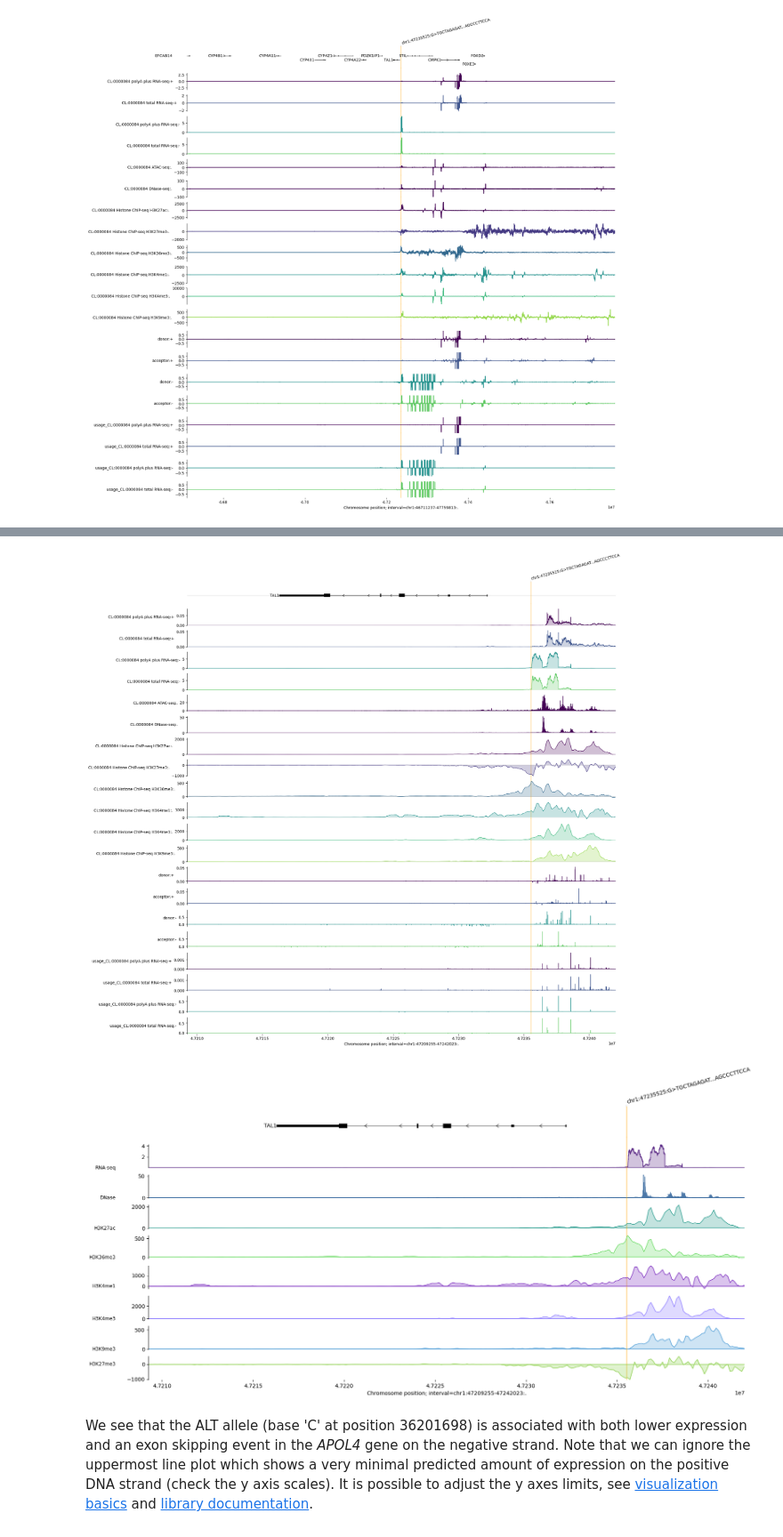
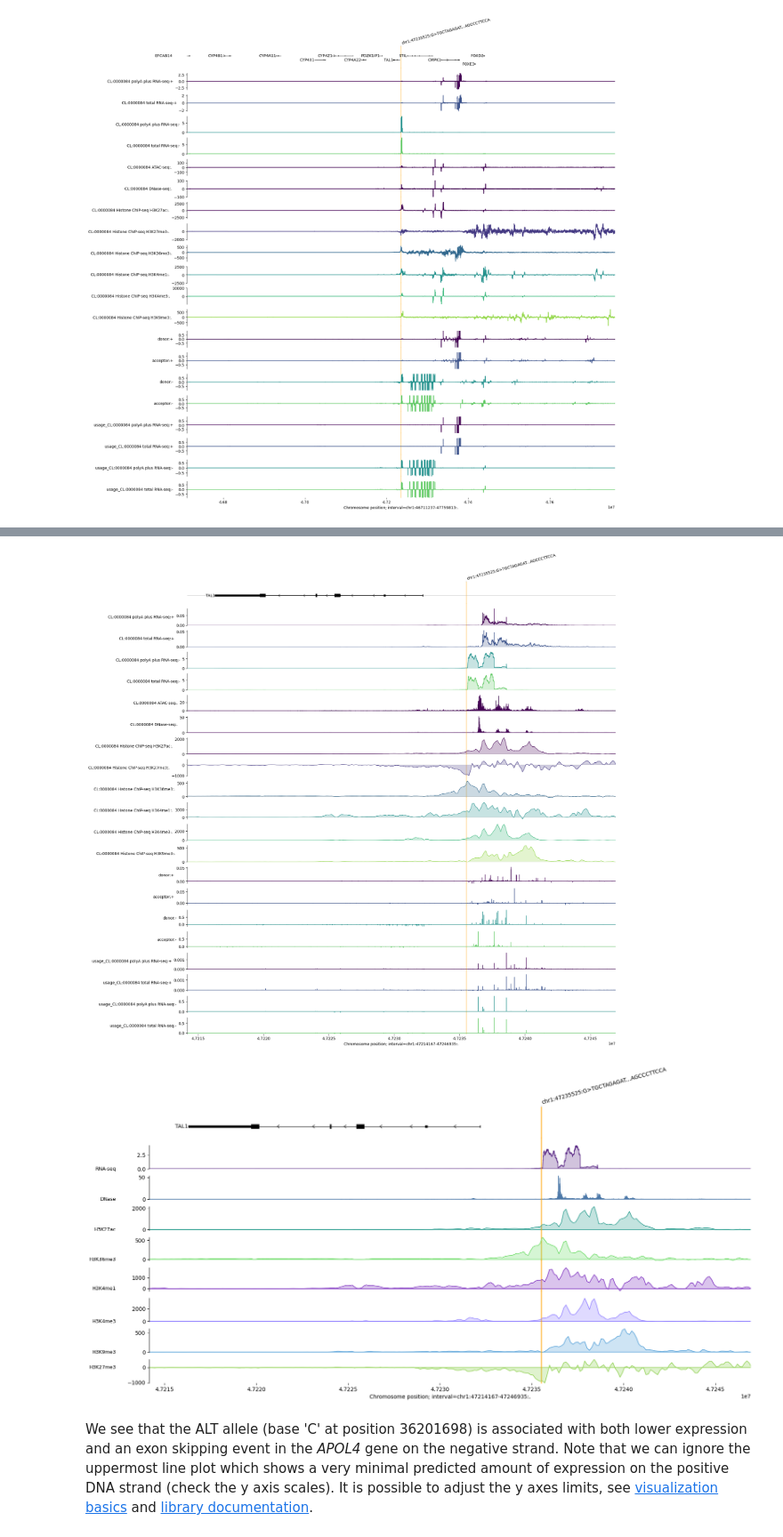
Before and after one commit to Benobivan/AlphaGenome, a Jupyter notebook: colabs/alphagenome_project_ben.ipynb, the cells around one changed output, grey strips where cells are left out. Shown at 89% size. Drawn from its saved outputs; the diff is of its cells as text; code cells hidden in the pictures.

Commit message:
erstmal 33 kb Region 4912 bp nach "rechts" für Plots

```diff
--- a/colabs/alphagenome_project_ben.ipynb
+++ b/colabs/alphagenome_project_ben.ipynb
@@ -627,11 +627,11 @@ plt.show()
 # %% [output]
 [figure]
 # %%
-# BB plot ALT-REF differences for multiple traits in the 33 kb TAL1 interval
+# BB plot ALT-REF differences for multiple traits in the 33 kb + move 5 Kb TAL1 interval
 tal1_interval_33kb = genome.Interval(
     chromosome='chr1',
-    start=47209255,
-    end=47242023,
+    start=47214167,
+    end=47246935,
     strand='.'
 )
 
@@ -656,7 +656,7 @@ fig = plot_components.plot(
 for ax in fig.axes[1:]:   # skip transcript annotation track, access axes from fig object
     ax.axhline(0, color='lightgrey', linewidth=0.8, zorder=0)
 
-plt.savefig('/content/tal1_lentiEF1aGFPins_effects_delta_alltraits_33kb_zeroline.png',
+plt.savefig('/content/tal1_lentiEF1aGFPins5KB_effects_delta_alltraits_33kb_zeroline.png',
             dpi=300, bbox_inches='tight')
 plt.show()
 # %% [output]
@@ -664,12 +664,12 @@ plt.show()
 # %%
-# BB 33 kb TAL1 interval, fill only the area between plotted ALT-REF signal and zero line
+# BB 33 kb TAL1 + move 5 Kb interval, fill only the area between plotted ALT-REF signal and zero line
 
 import numpy as np
 
 tal1_interval_33kb = genome.Interval(
     chromosome='chr1',
-    start=47209255,
-    end=47242023,
+    start=47214167,
+    end=47246935,
     strand='.'
 )
 
@@ -723,15 +723,15 @@ for ax in fig.axes[1:]:
         )
 
 plt.savefig(
-    '/content/tal1_lentiEF1aGFPins_effects_delta_filledclean_33kb_v2.png',
+    '/content/tal1_lentiEF1aGFPins5Kb_effects_delta_filledclean_33kb_v2.png',
     dpi=300,
     bbox_inches='tight'
 )
 plt.show()
 # %% [output]
-[figure, old version]
+[figure, new version]
 # %%
-# BB: TAL1 33 kb, fixed labels on zero line of the correct tracks
+# BB: TAL1 33 kb + move 5 Kb , fixed labels on zero line of the correct tracks
 
 import numpy as np
 import pandas as pd
@@ -740,8 +740,8 @@ from alphagenome.data.track_data import TrackData
 
 tal1_interval_33kb = genome.Interval(
     chromosome='chr1',
-    start=47209255,
-    end=47242023,
+    start=47214167,
+    end=47246935,
     strand='.'
 )
 
@@ -872,35 +872,35 @@ for ax, label, color in zip(signal_axes, labels, colors):
 
         line.set_color(color)
         line.set_linewidth(1.1)
 
         ax.fill_between(
             x, 0, y,
             color=color,
             alpha=0.28,
             linewidth=0,
             zorder=line.get_zorder() - 1
         )
 
     # place label exactly on the zero line of this axis
     trans = mtransforms.blended_transform_factory(ax.transAxes, ax.transData)
     ax.text(
         -0.055, 0, label,
         transform=trans,
         ha='right',
         va='center',
         fontsize=9,
         color='black',
         clip_on=False
     )
 
 plt.savefig(
-    '/content/tal1_fig6b_lentiEF1aGFPins_33kb_labelsfixed_v2.png',
+    '/content/tal1_fig6b_lentiEF1aGFPins5KB_33kb_labelsfixed_v2.png',
     dpi=300,
     bbox_inches='tight'
 )
 plt.show()
 # %% [output]
-[figure, old version]
+[figure, new version]
 # %% [markdown]
 We see that the ALT allele (base 'C' at position 36201698) is associated with
 both lower expression and an exon skipping event in the *APOL4* gene on the
```
Also changed, not shown: parts of 4 cells of this notebook.
